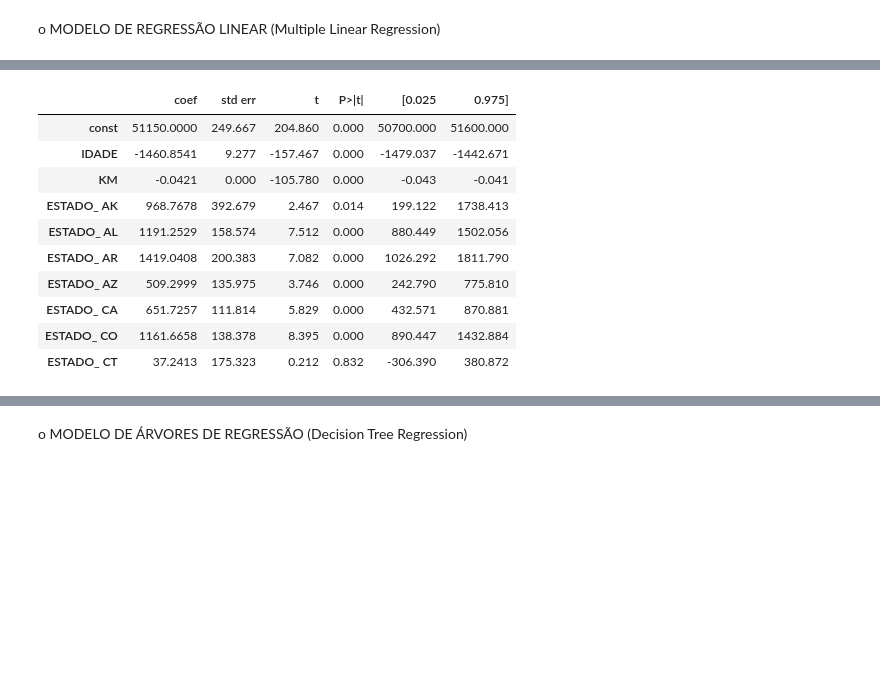
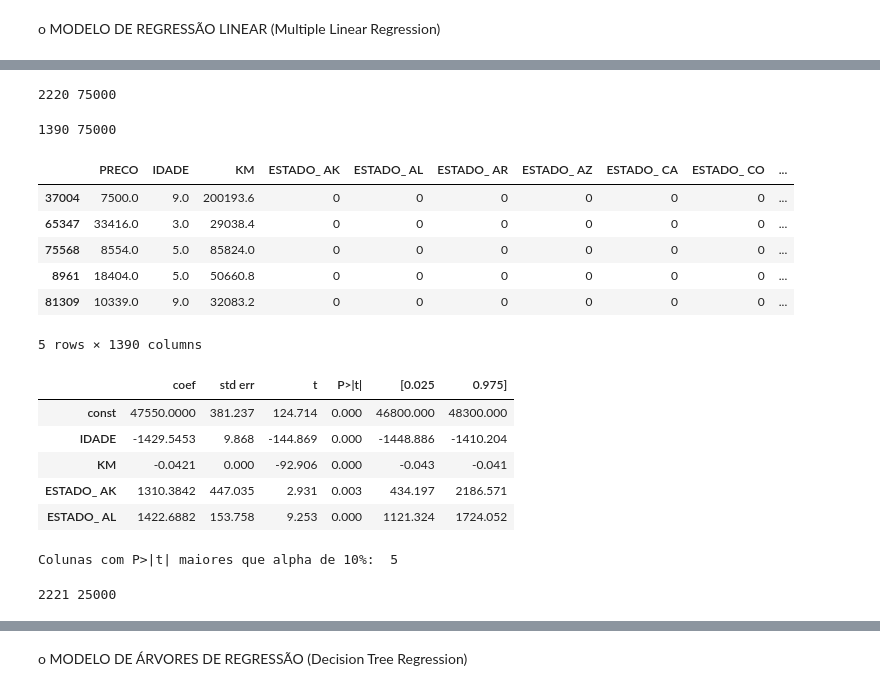
Before and after one commit to freddy-d/Projeto3DPdados, a Jupyter notebook: Projeto3 regressao.ipynb, the cells around one changed output, grey strips where cells are left out. Drawn from its saved outputs; the diff is of its cells as text; code cells hidden in the pictures; blank space fills up the shorter version.

```diff
--- a/Projeto3 regressao.ipynb
+++ b/Projeto3 regressao.ipynb
@@ -101,6 +101,8 @@ o MODELO DE PREDIÇÃO PELA MÉDIA (Sem uso de variável explicativa).
 o MODELO DOS K VIZINHOS MAIS PRÓXIMOS (K-Nearest Neighbors Regression)
 # %% [markdown]
 o MODELO DE REGRESSÃO LINEAR (Multiple Linear Regression)
+# %%
+train, test = train_test_split(dataset, test_size = 0.25, train_size = 0.75)
 # %%
 def dummify(data, column_name):
     return pd.get_dummies(data[column_name],drop_first = False, prefix = column_name)
@@ -112,4 +114,7 @@ def regress(X,Y):
     ypred = results.predict(X_cp)
     return results, ypred
 # %%
-final = pd.concat([dummify(dataset, "ESTADO").dropna(), dummify(dataset, "MODELO").dropna(), dummify(dataset, "MARCA").dropna()], axis=1)
+traindummy = pd.concat([dummify(train, "ESTADO").dropna(), dummify(train, "MODELO").dropna(), dummify(train, "MARCA").dropna()], axis=1)
+dt = train.drop(columns = ["ID", "ANO", "CIDADE", "ESTADO", "MARCA", "MODELO"])
+final = pd.concat([dt, traindummy], axis = 1)
+final.head()
@@ -125,5 +128,0 @@ dataset.head()
-# %%
-dt = dataset
-dt = dt.drop(columns = ["ID", "ANO", "CIDADE", "ESTADO", "MARCA", "MODELO"])
-final = pd.concat([dt, final], axis = 1)
-final.head()
@@ -149,15 +177,61 @@ dataresultados = pd.read_html(results[0].summary().tables[1].as_html(), header=0
+# %%
+print(len(dataresultados), len(df))
+# %% [output]
+2220 75000
+# %%
+for i in range(5):
+    maiores = []
+    for i in dataresultados.loc[(dataresultados["P>|t|"] > 0.10)].index.tolist():
+        maiores.append(i)
+
+    df = df.drop(columns = maiores)
+    x = df[np.delete(df.columns.values, 0)]
+    y = df[["PRECO"]]
+    results = regress(x,y)
+    dataresultados = pd.read_html(results[0].summary().tables[1].as_html(), header=0, index_col=0)[0]
+# %%
+print(len(dataresultados), len(df))
+df.head()
+# %% [output]
+1390 75000
+|  | PRECO | IDADE | KM | ESTADO_ AK | ESTADO_ AL | ESTADO_ AR | ESTADO_ AZ | ESTADO_ CA | ESTADO_ CO | ... |
+| 37004 | 7500.0 | 9.0 | 200193.6 | 0 | 0 | 0 | 0 | 0 | 0 | ... |
+| 65347 | 33416.0 | 3.0 | 29038.4 | 0 | 0 | 0 | 0 | 0 | 0 | ... |
+| 75568 | 8554.0 | 5.0 | 85824.0 | 0 | 0 | 0 | 0 | 0 | 0 | ... |
+| 8961 | 18404.0 | 5.0 | 50660.8 | 0 | 0 | 0 | 0 | 0 | 0 | ... |
+| 81309 | 10339.0 | 9.0 | 32083.2 | 0 | 0 | 0 | 0 | 0 | 0 | ... |
+5 rows × 1390 columns
 # %%
-dataresultados.head(10)
+dataresultados.head()
 # %% [output]
 |  | coef | std err | t | P>|t| | [0.025 | 0.975] |
-| const | 51150.0000 | 249.667 | 204.860 | 0.000 | 50700.000 | 51600.000 |
-| IDADE | -1460.8541 | 9.277 | -157.467 | 0.000 | -1479.037 | -1442.671 |
-| KM | -0.0421 | 0.000 | -105.780 | 0.000 | -0.043 | -0.041 |
-| ESTADO_ AK | 968.7678 | 392.679 | 2.467 | 0.014 | 199.122 | 1738.413 |
-| ESTADO_ AL | 1191.2529 | 158.574 | 7.512 | 0.000 | 880.449 | 1502.056 |
-| ESTADO_ AR | 1419.0408 | 200.383 | 7.082 | 0.000 | 1026.292 | 1811.790 |
-| ESTADO_ AZ | 509.2999 | 135.975 | 3.746 | 0.000 | 242.790 | 775.810 |
-| ESTADO_ CA | 651.7257 | 111.814 | 5.829 | 0.000 | 432.571 | 870.881 |
-| ESTADO_ CO | 1161.6658 | 138.378 | 8.395 | 0.000 | 890.447 | 1432.884 |
-| ESTADO_ CT | 37.2413 | 175.323 | 0.212 | 0.832 | -306.390 | 380.872 |
+| const | 47550.0000 | 381.237 | 124.714 | 0.000 | 46800.000 | 48300.000 |
+| IDADE | -1429.5453 | 9.868 | -144.869 | 0.000 | -1448.886 | -1410.204 |
+| KM | -0.0421 | 0.000 | -92.906 | 0.000 | -0.043 | -0.041 |
+| ESTADO_ AK | 1310.3842 | 447.035 | 2.931 | 0.003 | 434.197 | 2186.571 |
+| ESTADO_ AL | 1422.6882 | 153.758 | 9.253 | 0.000 | 1121.324 | 1724.052 |
+# %%
+quanti = 0
+for i in dataresultados["P>|t|"]:
+    if i > 0.10:
+        quanti+=1
+print("Quantidade de colunas com P>|t| maiores que alpha de 10%: ", quanti)
+# %% [output]
+Colunas com P>|t| maiores que alpha de 10%:  5
+# %%
+dt = test.drop(columns = ["ID", "ANO", "CIDADE", "ESTADO", "MARCA", "MODELO"])
+testdummy = pd.concat([dummify(test, "ESTADO").dropna(), dummify(test, "MODELO").dropna(), dummify(test, "MARCA").dropna()], axis=1)
+dfTest = pd.concat([dt, testdummy], axis = 1)
+
+x = dfTest[np.delete(dfTest.columns.values, 0)]
+y = dfTest[["PRECO"]]
+
+results = regress(x,y)
+
+dataresultadosTest = pd.read_html(results[0].summary().tables[1].as_html(), header=0, index_col=0)[0]
+
+
+print(len(dataresultadosTest), len(dfTest))
+# %% [output]
+2221 25000
 # %%
```
Also changed, not shown: parts of 8 cells of this notebook, 1 other file.
